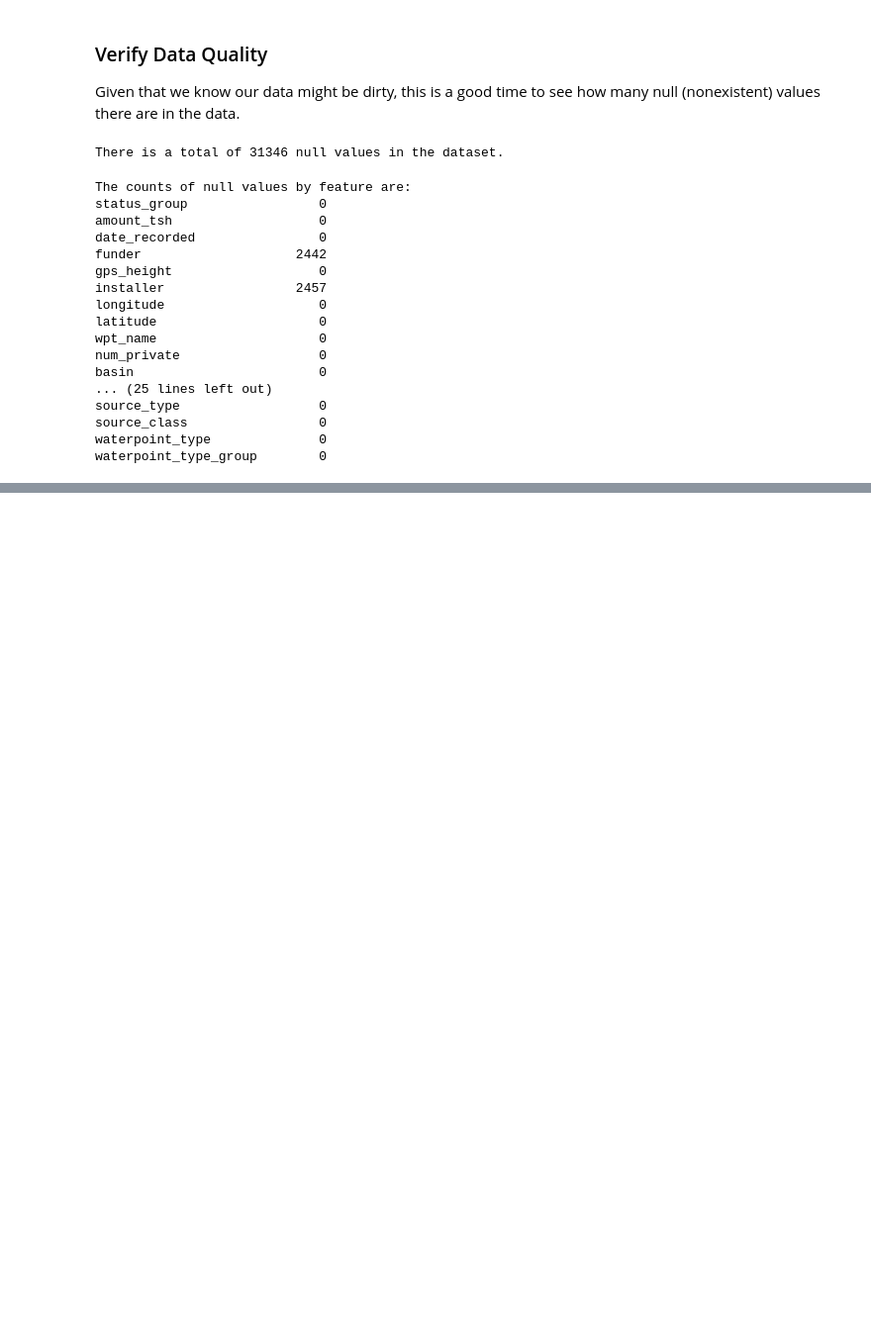
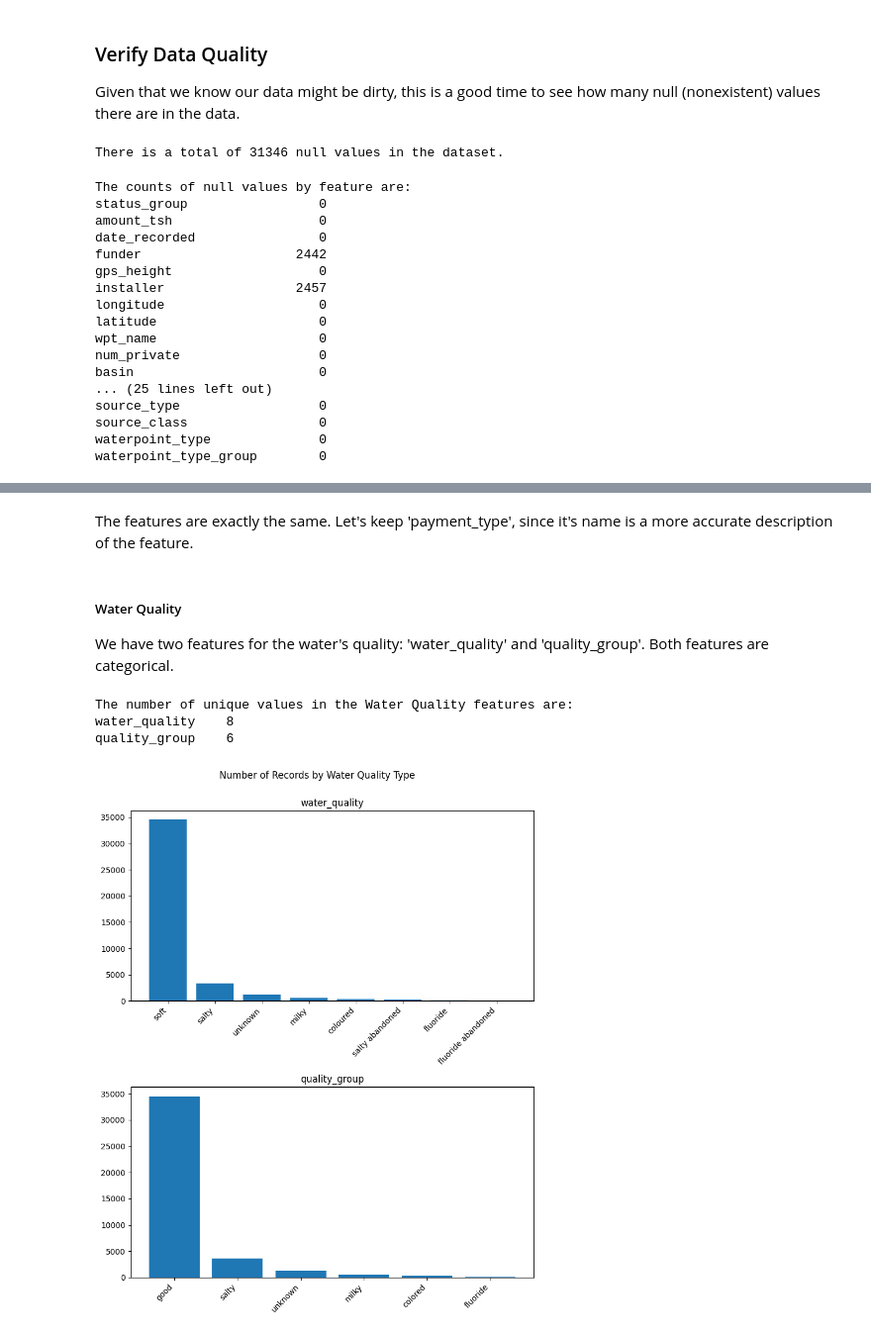
Before and after one commit to zdravoj/water-pump-classifier, a Jupyter notebook: Water_Pump_Classifier.ipynb, the cells around one changed output, grey strips where cells are left out. Shown at 99% size. Drawn from its saved outputs; the diff is of its cells as text; code cells hidden in the pictures; blank space fills up the shorter version.

```diff
--- a/Water_Pump_Classifier.ipynb
+++ b/Water_Pump_Classifier.ipynb
@@ -275,0 +630,38 @@ We have 39 features in our dataset. Let's see what forms they take, and do the r
+# %% [markdown]
+The features are exactly the same. Let's keep 'payment_type', since it's name is a more accurate description of the feature.
+# %% [markdown]
+##### Water Quality
+
+We have two features for the water's quality: 'water_quality' and 'quality_group'. Both features are categorical.
+# %%
+columns = [
+    'water_quality',
+    'quality_group',
+]
+
+print("The number of unique values in the Water Quality features are: ")
+print(pd.Series(
+    data = [training_set[column].nunique() for column in columns],
+    index= columns
+).to_string())
+# %% [output]
+The number of unique values in the Water Quality features are:
+water_quality    8
+quality_group    6
+# %%
+# prepare data
+water_quality = training_set.water_quality.value_counts()
+quality_group = training_set.quality_group.value_counts()
+
+# plot data
+fig, axes = plt.subplots(nrows=2, figsize=(8, 10))
+axes[0].bar(water_quality.index, water_quality.values)
+axes[0].set_title('water_quality')
+axes[1].bar(quality_group.index, quality_group.values)
+axes[1].set_title('quality_group')
+for ax in axes:
+    ax.set_xticks(ax.get_xticks(), ax.get_xticklabels(), rotation=45, ha='right')
+fig.suptitle('Number of Records by Water Quality Type\n')
+fig.tight_layout();
+# %% [output]
+[figure, added]
```
Also changed, not shown: parts of 89 cells of this notebook, 1 other file.
